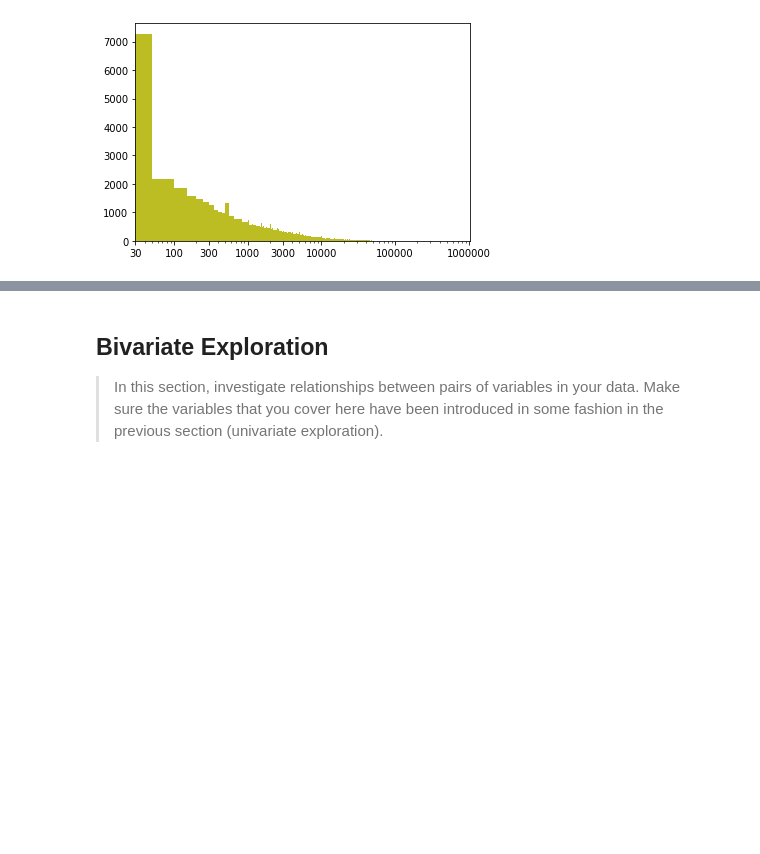
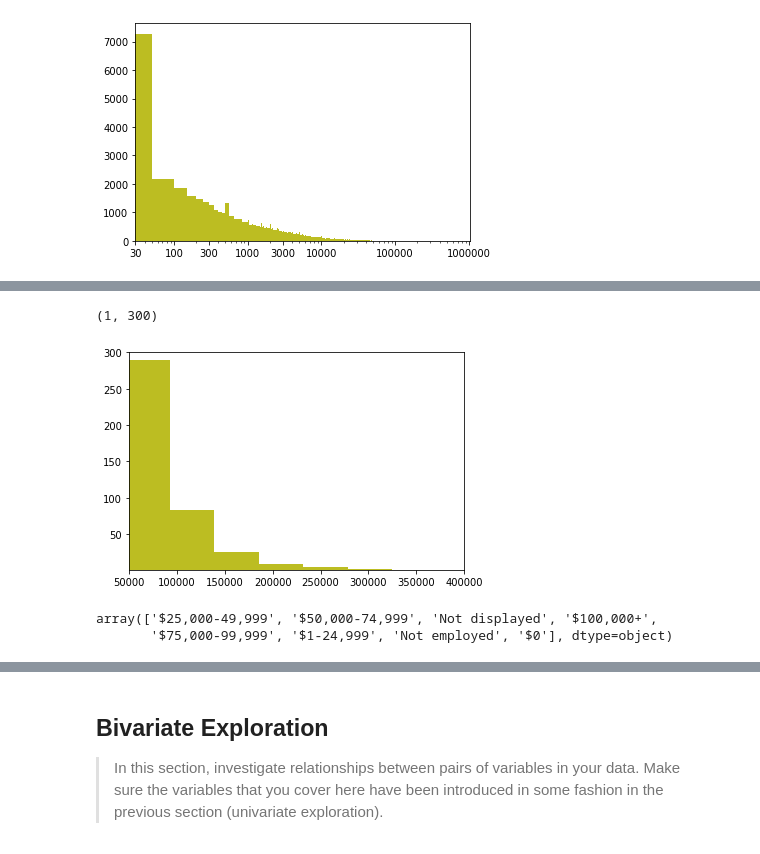
Before and after one commit to Zalon-Wong/Visualizing_Personal_Loan_Data, a Jupyter notebook: exploration.ipynb, the cells around one changed output, grey strips where cells are left out. Drawn from its saved outputs; the diff is of its cells as text; code cells hidden in the pictures; blank space fills up the shorter version.

```diff
--- a/exploration.ipynb
+++ b/exploration.ipynb
@@ -275,0 +294,13 @@ Right skewed with a peak at 30 - 40 credit.
+# %%
+# a majority of applicants do not have delinquency, so I zoom in to those actually with an amount.
+plt.hist(data=ploan, x='AmountDelinquent', color=base_color)
+plt.xlim(50000, 400000)
+plt.ylim(1, 300)
+# %% [output]
+(1, 300)
+[figure, added]
+# %%
+ploan.IncomeRange.unique()
+# %% [output]
+array(['$25,000-49,999', '$50,000-74,999', 'Not displayed', '$100,000+',
+       '$75,000-99,999', '$1-24,999', 'Not employed', '$0'], dtype=object)
```
Also changed, not shown: parts of 61 cells of this notebook.
